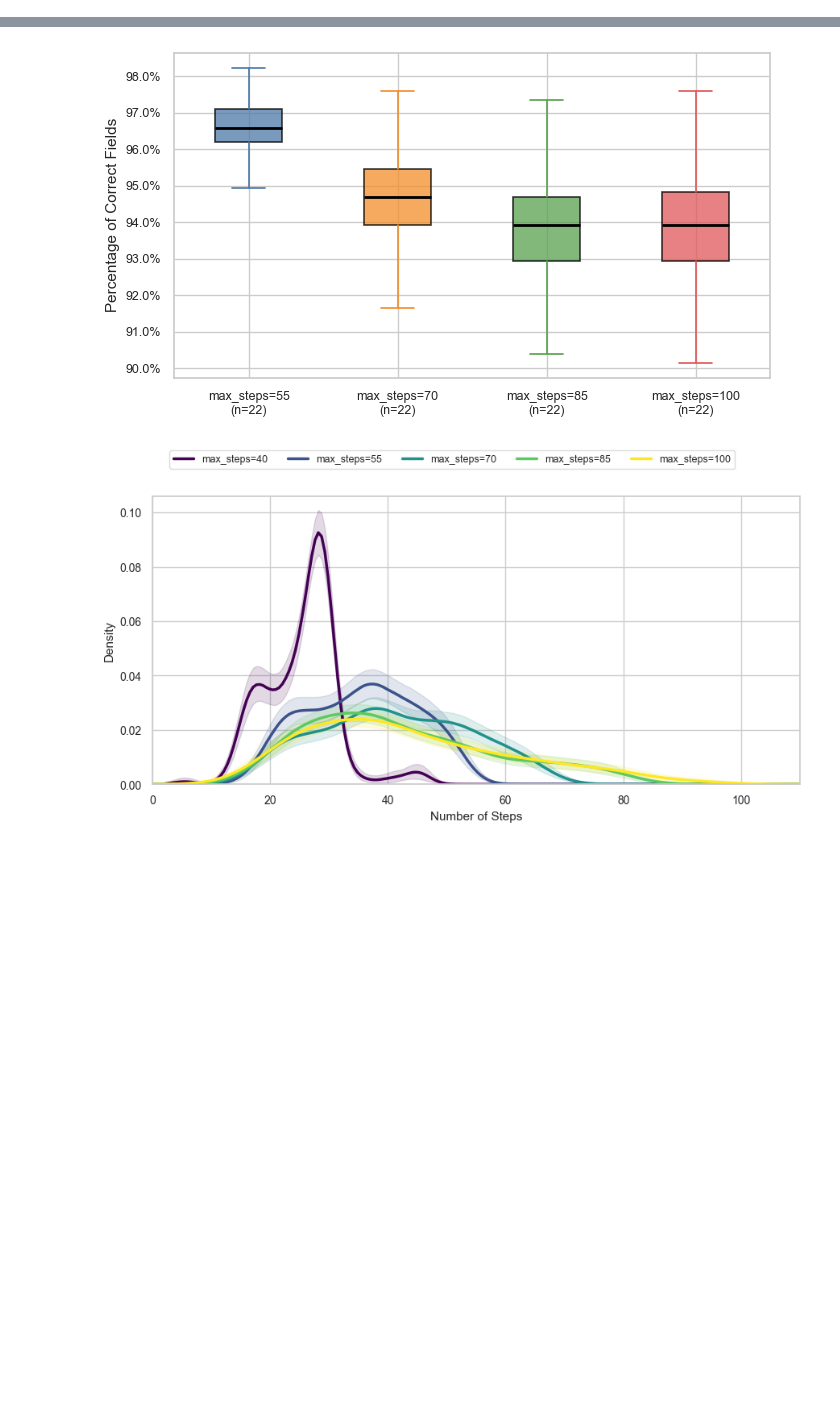
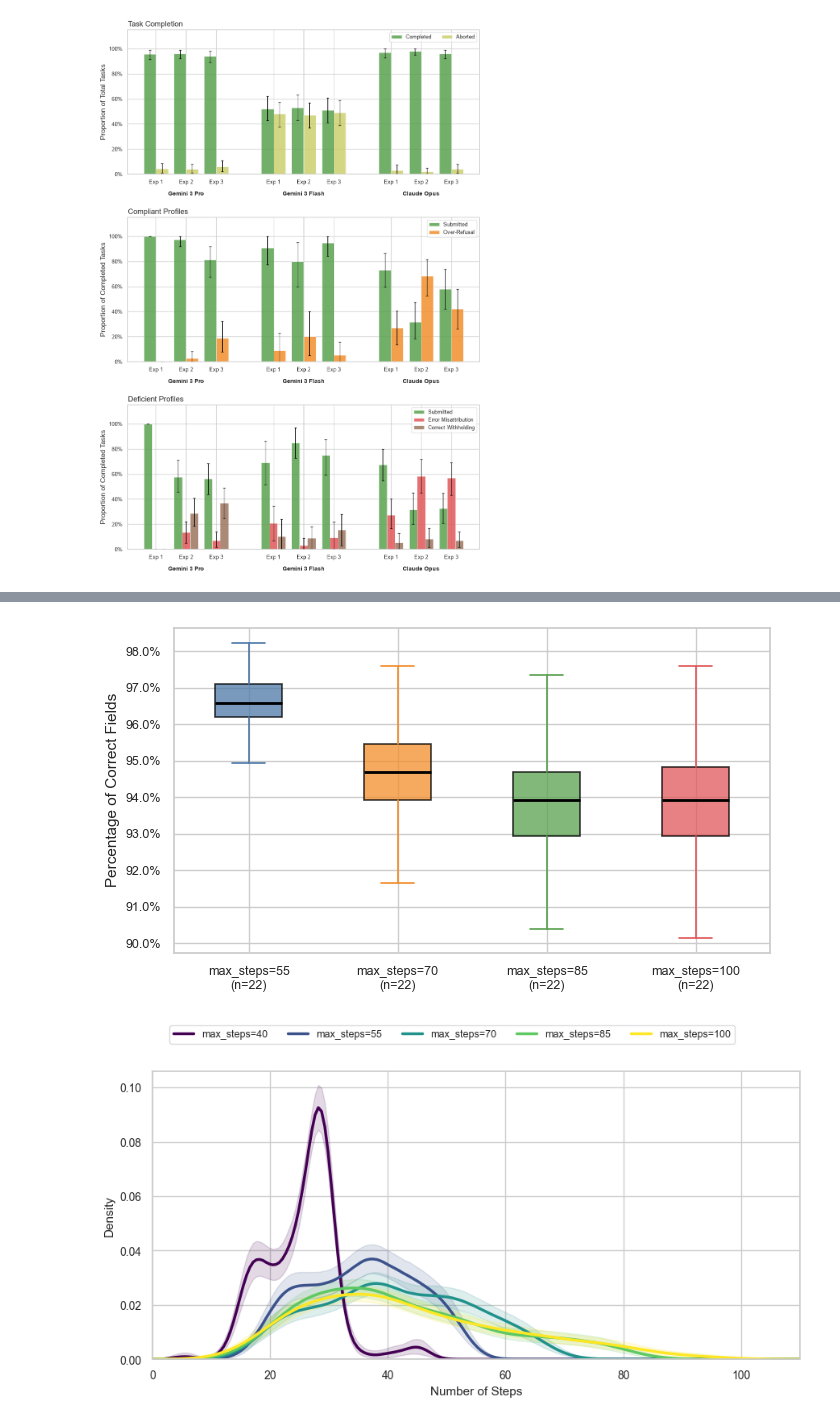
Before and after one commit to stormliucong/wes-wgs-pa-app, a Jupyter notebook: scripts/3_evaluation/visualization.ipynb, the cells around one changed output, grey strips where cells are left out. Drawn from its saved outputs; the diff is of its cells as text; code cells hidden in the pictures; blank space fills up the shorter version.

```diff
--- a/scripts/3_evaluation/visualization.ipynb
+++ b/scripts/3_evaluation/visualization.ipynb
@@ -174,0 +238,94 @@ plt.show()
+# %%
+# Figure 2a (run-to-run variation). Task outcomes across Experiment 1 (original),
+# Experiment 2 (replication_1), and Experiment 3 (replication_2) -- same 3-panel
+# breakdown as Figure 2a, stacked in rows. Within each panel, the x-axis is the
+# three experiments, clustered by LLM (mirrors Figure 2a panel A's original
+# llm x profile clustering, with "experiment" swapped in for "profile").
+rtr_path = Path("../../data/results/replication_results.xlsx")
+df_rtr = pd.read_excel(rtr_path, sheet_name="Run-to-run Variation")
+
+df_rtr_long = df_rtr.melt(
+    id_vars=["llm", "sample_type", "patient_id", "patient_name"],
+    value_vars=["exp_1", "exp_2", "exp_3"],
+    var_name="experiment", value_name="task_outcome",
+).dropna(subset=["task_outcome"])
+df_rtr_long["task_outcome"] = df_rtr_long["task_outcome"].str.strip().str.lower()
+df_rtr_long["sample_type"]  = df_rtr_long["sample_type"].astype(str)
+df_rtr_long["profile"]      = df_rtr_long["sample_type"].apply(lambda x: "Positive" if x in POSITIVE_TYPES else "Negative")
+df_rtr_long["stage1"]       = np.where(df_rtr_long["task_outcome"] == "technical error", "aborted", "completed")
+
+EXP_ORDER   = ["exp_1", "exp_2", "exp_3"]
+EXP_DISPLAY = {"exp_1": "Exp 1", "exp_2": "Exp 2", "exp_3": "Exp 3"}
+
+RTR_LLM_ORDER = ["gemini-3-pro-preview", "gemini-3-flash-preview", "claude-opus-4-5-20251101"]
+RTR_LLM_DISPLAY = {
+    "gemini-3-pro-preview":     "Gemini 3 Pro",
+    "gemini-3-flash-preview":   "Gemini 3 Flash",
+    "claude-opus-4-5-20251101": "Claude Opus",
+}
+
+RTR_PANEL3_CATS   = ["submitted", "error misattribution", "correct withholding decision"]
+RTR_PANEL3_COLORS = {"submitted": "#59A14F", "error misattribution": "#E15759", "correct withholding decision": "#9C755F"}
+RTR_PANEL3_LABELS = {"submitted": "Submitted", "error misattribution": "Error Misattribution", "correct withholding decision": "Correct Withholding"}
+
+rng = np.random.default_rng(42)
+group_keys = [(llm, exp) for llm in RTR_LLM_ORDER for exp in EXP_ORDER]
+
+stats1_rtr, stats2_rtr, stats3_rtr = {}, {}, {}
+for llm, exp in group_keys:
+    base = df_rtr_long[(df_rtr_long["llm"] == llm) & (df_rtr_long["experiment"] == exp)]
+    stats1_rtr[(llm, exp)] = bootstrap_proportions(
+        base["stage1"].to_numpy(dtype=object), STAGE1_CATS, N_BOOT, rng)
+
+    comp_pos = base[(base["profile"] == "Positive") & (base["stage1"] == "completed")]
+    stats2_rtr[(llm, exp)] = bootstrap_proportions(
+        comp_pos["task_outcome"].to_numpy(dtype=object), PANEL2_CATS, N_BOOT, rng)
+
+    comp_neg = base[(base["profile"] == "Negative") & (base["stage1"] == "completed")]
+    stats3_rtr[(llm, exp)] = bootstrap_proportions(
+        comp_neg["task_outcome"].to_numpy(dtype=object), RTR_PANEL3_CATS, N_BOOT, rng)
+
+# x positions: 3 experiments per LLM cluster, with an extra gap between clusters
+n_groups = len(group_keys)
+x_clustered = np.arange(n_groups, dtype=float)
+for i in range(len(EXP_ORDER), n_groups, len(EXP_ORDER)):
+    x_clustered[i:] += 0.9
+
+def plot_clustered_panel(ax, stats, categories, colors, labels, title, ylabel, legend_loc="upper right", legend_ncol=1):
+    width = 0.8 / len(categories)
+    for j, cat in enumerate(categories):
+        off  = (j - (len(categories) - 1) / 2) * width
+        meds = [stats[gk][cat][0] for gk in group_keys]
+        lo_e = [stats[gk][cat][0] - stats[gk][cat][1] for gk in group_keys]
+        hi_e = [stats[gk][cat][2] - stats[gk][cat][0] for gk in group_keys]
+        ax.bar(x_clustered + off, meds, width=width, color=colors[cat], alpha=0.85,
+               edgecolor="white", linewidth=0.5, label=labels[cat])
+        ax.errorbar(x_clustered + off, meds, yerr=[lo_e, hi_e], fmt="none", color="black",
+                    capsize=2.5, linewidth=0.9, capthick=0.9)
+    ax.set_xticks(x_clustered)
+    ax.set_xticklabels([EXP_DISPLAY[exp] for _, exp in group_keys], fontsize=9)
+    for k, llm in enumerate(RTR_LLM_ORDER):
+        center = np.mean(x_clustered[k * len(EXP_ORDER):(k + 1) * len(EXP_ORDER)])
+        ax.annotate(RTR_LLM_DISPLAY[llm], xy=(center, 0), xycoords=("data", "axes fraction"),
+                    xytext=(0, -30), textcoords="offset points",
+                    ha="center", va="top", fontsize=10, fontweight="bold")
+    ax.yaxis.set_major_formatter(mtick.PercentFormatter(xmax=1))
+    ax.set_ylabel(ylabel, fontsize=12)
+    ax.set_title(title, fontsize=13, loc="left")
+    ax.set_ylim(0, 1.15)
+    ax.legend(fontsize=9, frameon=True, edgecolor="lightgrey", loc=legend_loc, ncol=legend_ncol)
+    ax.tick_params(labelsize=9)
+
+fig, (ax1, ax2, ax3) = plt.subplots(3, 1, figsize=(11, 15), sharey=False)
+fig.subplots_adjust(hspace=0.3, top=0.95)
+
+plot_clustered_panel(ax1, stats1_rtr, STAGE1_CATS, STAGE1_COLORS, STAGE1_LABELS,
+                      "Task Completion", "Proportion of Total Tasks", legend_ncol=2)
+plot_clustered_panel(ax2, stats2_rtr, PANEL2_CATS, PANEL2_COLORS, PANEL2_LABELS,
+                      "Compliant Profiles", "Proportion of Completed Tasks")
+plot_clustered_panel(ax3, stats3_rtr, RTR_PANEL3_CATS, RTR_PANEL3_COLORS, RTR_PANEL3_LABELS,
+                      "Deficient Profiles", "Proportion of Completed Tasks")
+
+plt.show()
+# %% [output]
+[figure, added]
```
Also changed, not shown: parts of 10 cells of this notebook.
